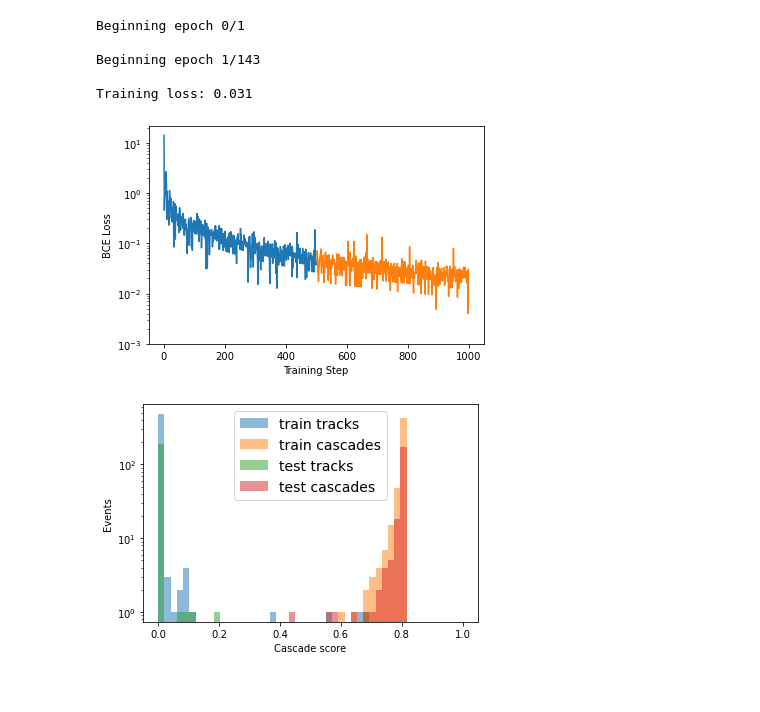
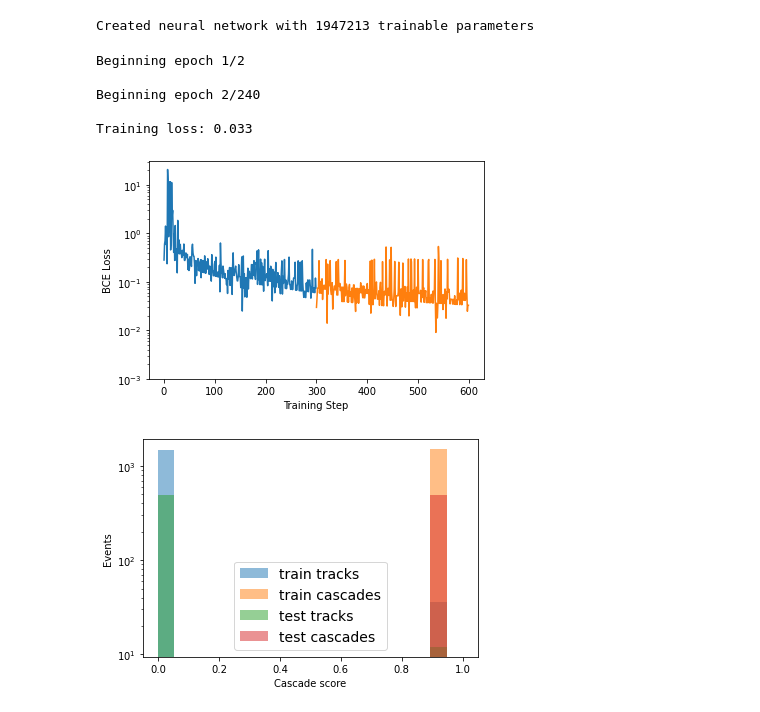
Before and after one commit to Harvard-Neutrino/IceCube_MasterClass_at_Harvard2024, a Jupyter notebook: activity_1.5_track_vs_cascade_ML/activity_1.5_track_vs_cascade.ipynb, the cells around one changed output. Saved outputs shown, nothing was run; the diff lists cells and outputs as text; code cells hidden in the pictures.

Commit message:
Clean up the ML notebook and the plotting script such to show network prediction, create some knobs to play with on the network

```diff
--- a/activity_1.5_track_vs_cascade_ML/activity_1.5_track_vs_cascade.ipynb
+++ b/activity_1.5_track_vs_cascade_ML/activity_1.5_track_vs_cascade.ipynb
@@ -15,5 +18,10 @@ Created neural network with 3975287 trainable parameters
+# %%
+MLHelper.MakeNetwork(width=1000)
+MLHelper.MakeTrainingDataset(3000)
+# %% [output]
+Created neural network with 1947213 trainable parameters
 # %%
-loss_dict = MLHelper.train(num_epochs=1)
+loss_dict = MLHelper.train(num_epochs=2)
 for epoch,losses in loss_dict.items():
     plt.plot(epoch*len(losses)+np.arange(len(losses)),np.array(losses))
 plt.semilogy()
@@ -22,10 +30,10 @@ plt.xlabel("Training Step")
 plt.ylim(1e-3)
 plt.show()
 # %% [output]
-Beginning epoch 0/1
+Beginning epoch 1/2
 
-Beginning epoch 1/143
+Beginning epoch 2/240
 
-Training loss: 0.031
+Training loss: 0.033
-[figure, old version]
+[figure, new version]
 # %%
@@ -48,18 +58,18 @@ for input,target in MLHelper.test_dataloader:
 # %%
 pred = np.array(pred_label,dtype=float)
 true = np.array(true_label,dtype=float)
 pred_test = np.array(pred_label_test,dtype=float)
 true_test = np.array(true_label_test,dtype=float)
-plt.hist(pred[true==0],alpha=0.5,bins=np.linspace(0,1,50),label="train tracks")
-plt.hist(pred[true==1],alpha=0.5,bins=np.linspace(0,1,50),label="train cascades")
-plt.hist(pred_test[true_test==0],alpha=0.5,bins=np.linspace(0,1,50),label="test tracks")
-plt.hist(pred_test[true_test==1],alpha=0.5,bins=np.linspace(0,1,50),label="test cascades")
+plt.hist(pred[true==0],alpha=0.5,bins=np.linspace(0,1,20),label="train tracks")
+plt.hist(pred[true==1],alpha=0.5,bins=np.linspace(0,1,20),label="train cascades")
+plt.hist(pred_test[true_test==0],alpha=0.5,bins=np.linspace(0,1,20),label="test tracks")
+plt.hist(pred_test[true_test==1],alpha=0.5,bins=np.linspace(0,1,20),label="test cascades")
 plt.xlabel("Cascade score")
 plt.ylabel("Events")
 plt.semilogy()
 plt.legend(fontsize=14)
 plt.show()
 # plt.hist2d(true_azimuth,pred_azimuth,bins=np.linspace(-np.pi,np.pi,50))
 # plt.show()
 # %% [output]
-[figure, old version]
+[figure, new version]
```
Also changed, not shown: parts of 3 cells of this notebook, 1 other file.
